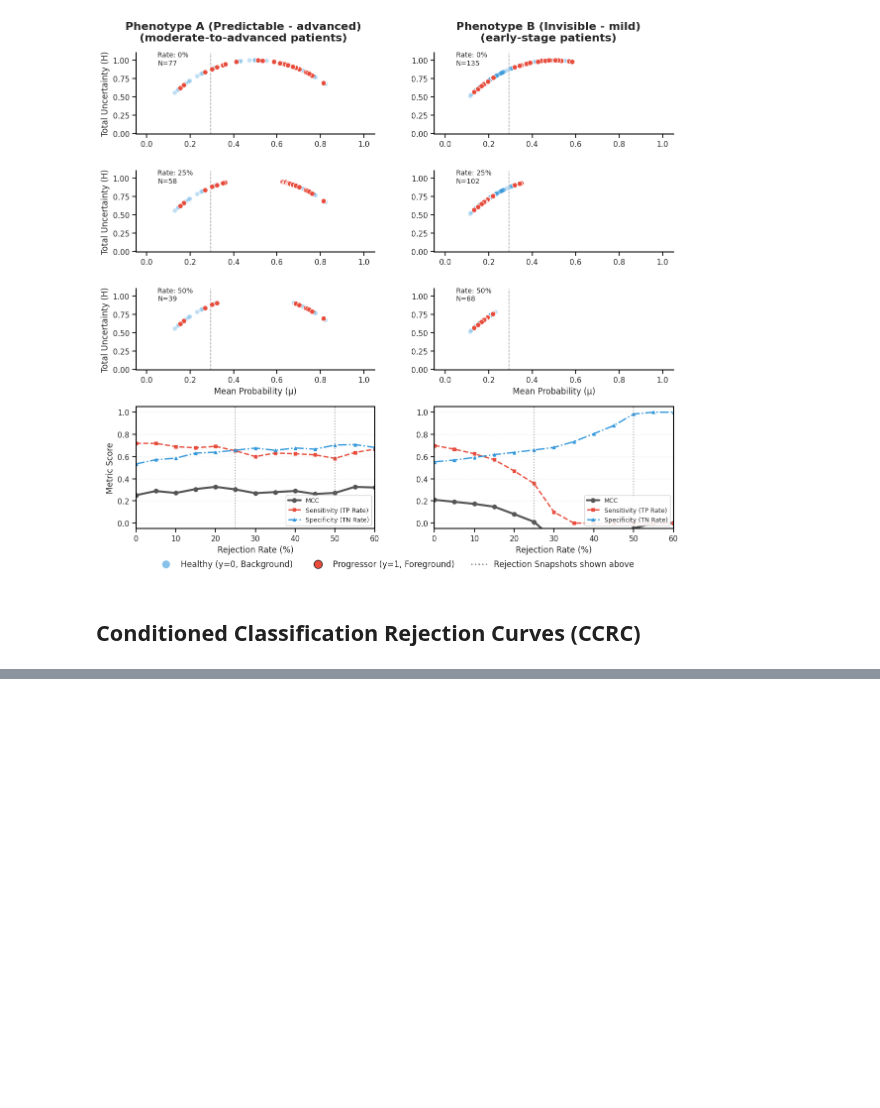
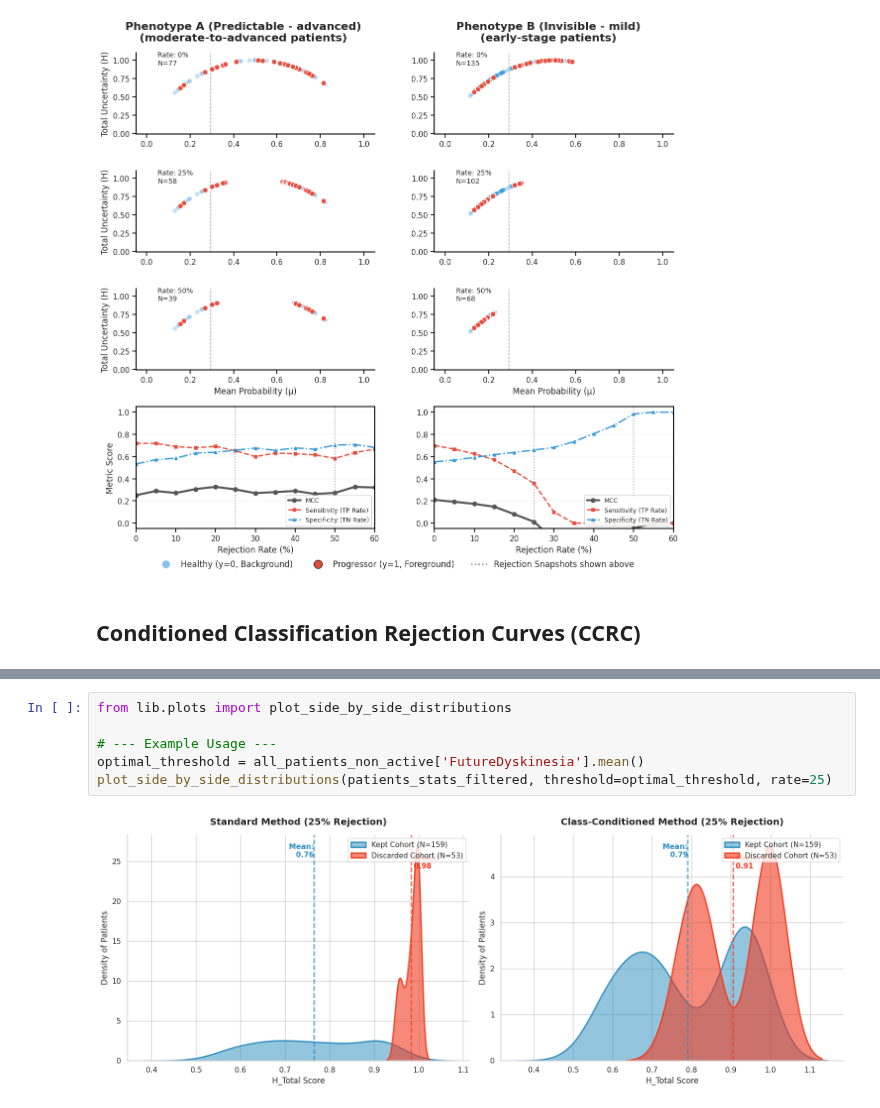
Before and after one commit to endrwalter/uncertainty_ml, a Jupyter notebook: code_uncertainty/main_pd.ipynb, the cells around one changed output, grey strips where cells are left out. Drawn from its saved outputs; the diff is of its cells as text; blank space fills up the shorter version.

```diff
--- a/code_uncertainty/main_pd.ipynb
+++ b/code_uncertainty/main_pd.ipynb
@@ -192,0 +254,8 @@ GLOBAL CLASS-CONDITIONED REJECTION: METRICS EVOLUTION
+# %%
+from lib.plots import plot_side_by_side_distributions
+
+# --- Example Usage ---
+optimal_threshold = all_patients_non_active['FutureDyskinesia'].mean()
+plot_side_by_side_distributions(patients_stats_filtered, threshold=optimal_threshold, rate=25)
+# %% [output]
+[figure, added]
```
Also changed, not shown: parts of 7 cells of this notebook, 3 other files.
